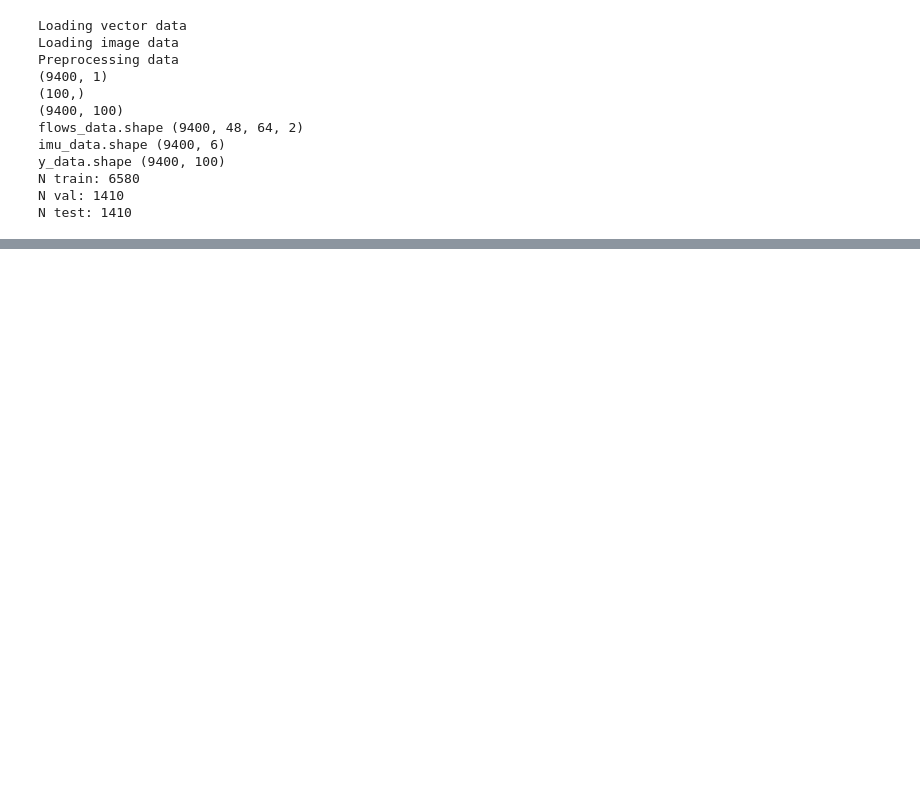
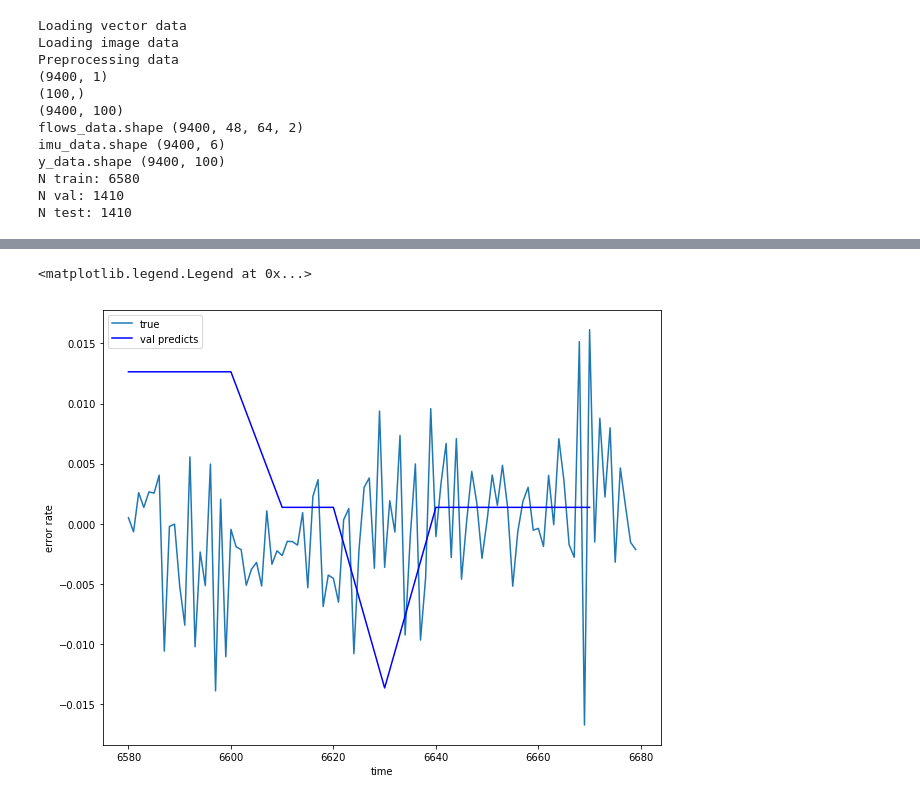
Before and after one commit to chelseas/teach-me-to-tango, a Jupyter notebook: plotting.ipynb, the cells around one changed output, grey strips where cells are left out. Cells and saved outputs as stored; diff of their text form; code cells hidden in the pictures; blank space fills up the shorter version.

```diff
--- a/plotting.ipynb
+++ b/plotting.ipynb
@@ -162,0 +177,10 @@ plt.legend()
+# %%
+plt.figure()
+plt.plot(range(N_training,N_training+N_validation)[0:10*10],y_data_orig[N_training:N_training+N_validation][0:10*10], label="true")
+plt.plot(range(N_training,N_training+N_validation,10)[0:10],err_predicts[int(N_training/10):int((N_training+N_validation)/10)][0:10], label="val predicts", color="blue")
+plt.xlabel("time")
+plt.ylabel("error rate")
+plt.legend()
+# %% [output]
+<matplotlib.legend.Legend at 0x...>
+[figure, added]
```
Also changed, not shown: parts of 8 cells of this notebook, 2 other files.
